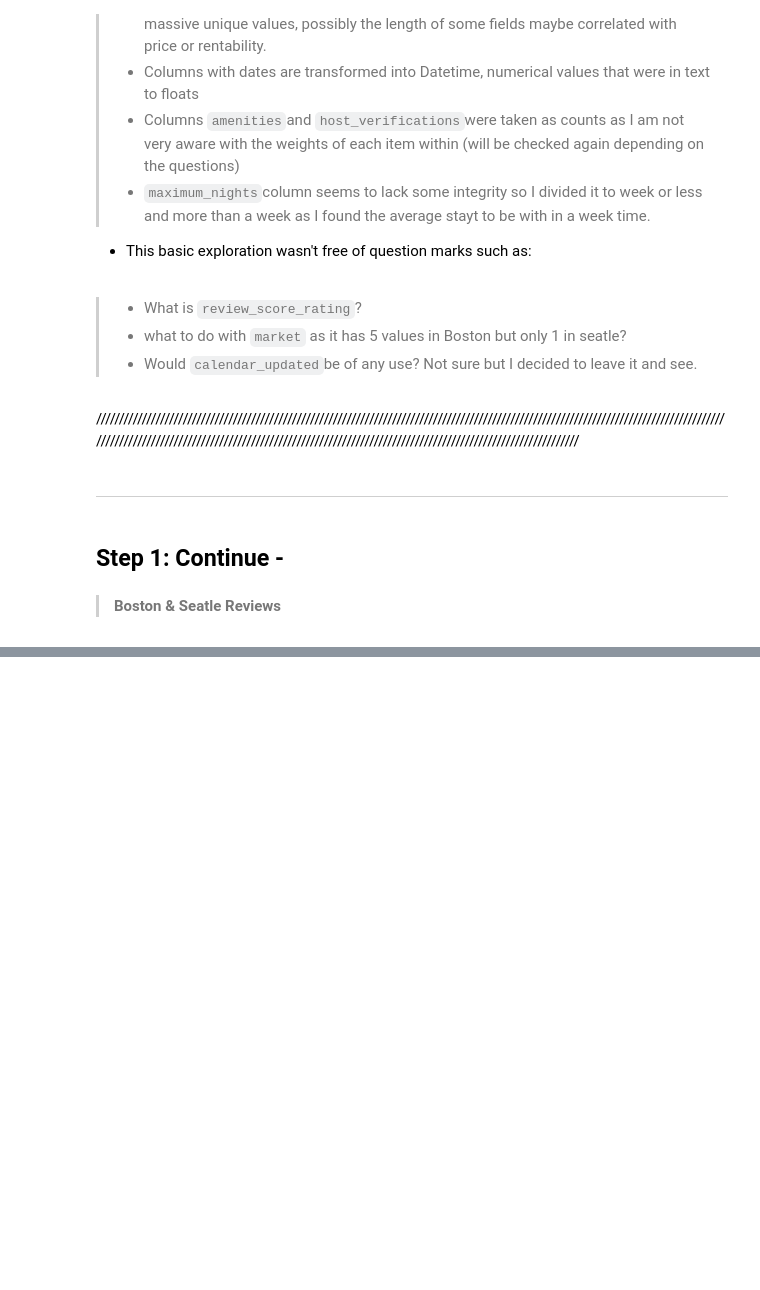
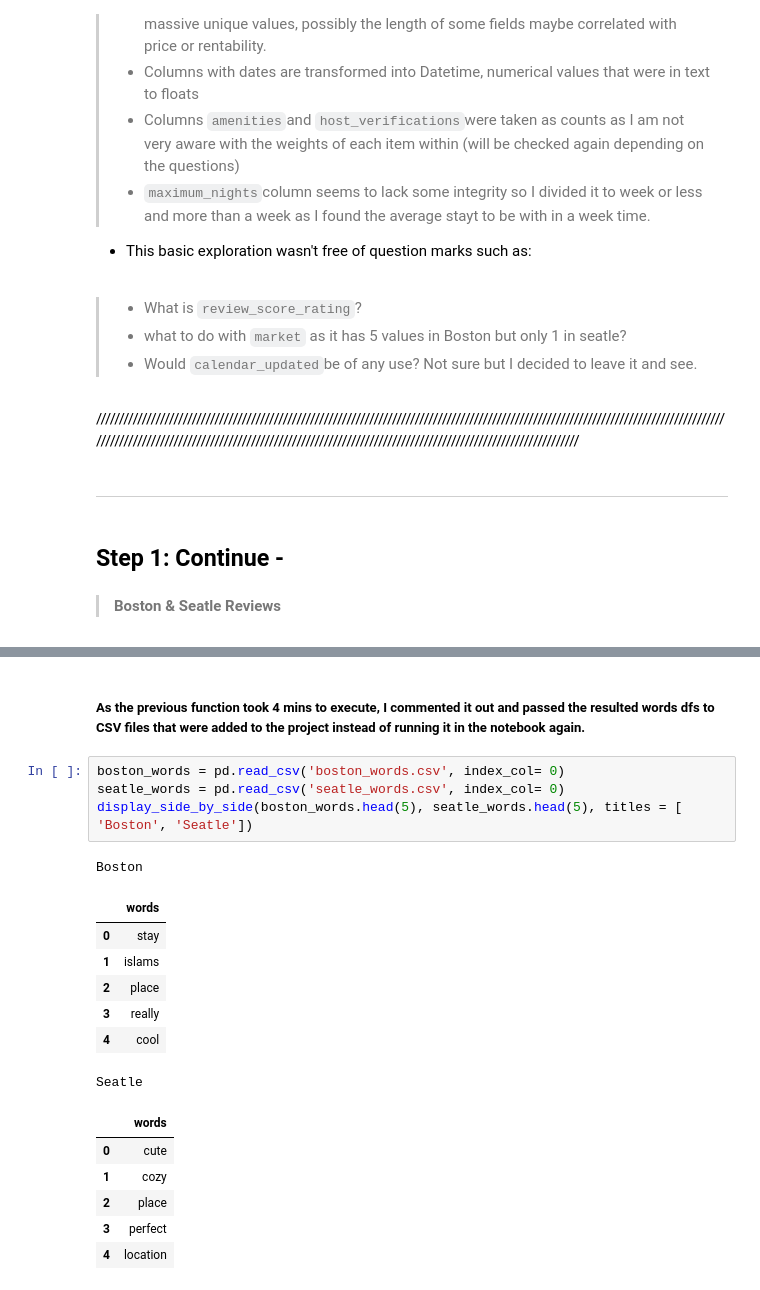
Before and after one commit to Zainy1453/Project-ND-1, a Jupyter notebook: Project 1.ipynb, the cells around one changed output, grey strips where cells are left out. Saved outputs shown, nothing was run; the diff lists cells and outputs as text; blank space fills up the shorter version.

```diff
--- a/Project 1.ipynb
+++ b/Project 1.ipynb
@@ -755,0 +660,21 @@ Name: 213, dtype: object
+# %% [markdown]
+##### As the previous function took 4 mins to execute, I commented it out and  passed the resulted words dfs to CSV files that were added to the project instead of running it in the notebook again.
+# %%
+boston_words = pd.read_csv('boston_words.csv', index_col= 0)
+seatle_words = pd.read_csv('seatle_words.csv', index_col= 0)
+display_side_by_side(boston_words.head(5), seatle_words.head(5), titles = [ 'Boston', 'Seatle'])
+# %% [output]
+Boston
+|  | words |
+| 0 | stay |
+| 1 | islams |
+| 2 | place |
+| 3 | really |
+| 4 | cool |
+Seatle
+|  | words |
+| 0 | cute |
+| 1 | cozy |
+| 2 | place |
+| 3 | perfect |
+| 4 | location |
```
Also changed, not shown: parts of 45 cells of this notebook, 2 other files.
